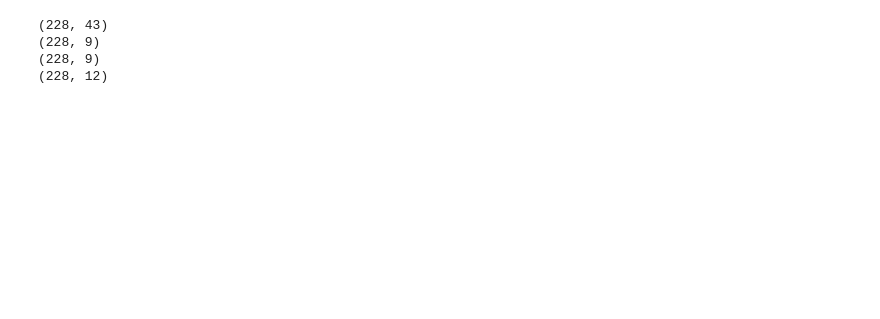
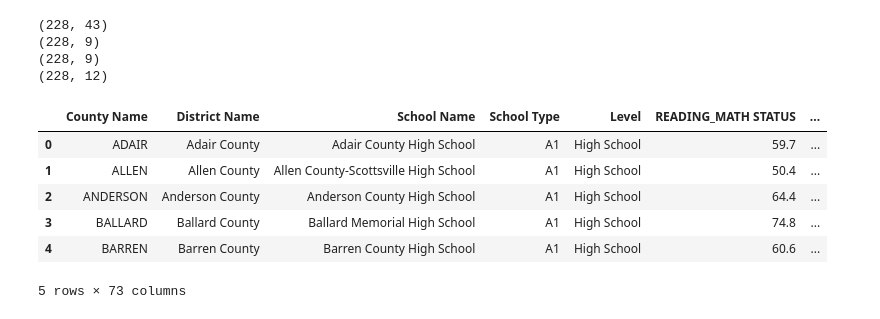
Before and after one commit to morganrlane416/code_you_capstone, a Jupyter notebook: Capstone.ipynb, the cells around one changed output. Drawn from its saved outputs; the diff is of its cells as text; code cells hidden in the pictures; blank space fills up the shorter version.

Commit message:
Load data to sqlite db and output results

```diff
--- a/Capstone.ipynb
+++ b/Capstone.ipynb
@@ -202,3 +202,30 @@ print (df_career.shape)
 (228, 9)
 (228, 9)
 (228, 12)
+# %%
+# join all dataframes using SQLite
+conn = sqlite3.connect(':memory:')
+
+df_career.to_sql('df_career', conn, index=False, if_exists='replace')
+df_belong.to_sql('df_belong', conn, index=False, if_exists='replace')
+df_safe.to_sql('df_safe', conn, index=False, if_exists='replace')
+df_profile.to_sql('df_profile', conn, index=False, if_exists='replace')
+
+query = '''
+SELECT *
+FROM df_profile
+JOIN df_career ON df_profile."School Name" = df_career."School Name"
+JOIN df_belong ON df_profile."School Name" = df_belong."School Name"
+JOIN df_safe ON df_profile."School Name" = df_safe."School Name"
+'''
+together = pd.read_sql_query(query, conn)
+
+together.head()
+# %% [output]
+|  | County Name | District Name | School Name | School Type | Level | READING_MATH STATUS | ... |
+| 0 | ADAIR | Adair County | Adair County High School | A1 | High School | 59.7 | ... |
+| 1 | ALLEN | Allen County | Allen County-Scottsville High School | A1 | High School | 50.4 | ... |
+| 2 | ANDERSON | Anderson County | Anderson County High School | A1 | High School | 64.4 | ... |
+| 3 | BALLARD | Ballard County | Ballard Memorial High School | A1 | High School | 74.8 | ... |
+| 4 | BARREN | Barren County | Barren County High School | A1 | High School | 60.6 | ... |
+5 rows × 73 columns
```
Also changed, not shown: parts of 1 cell of this notebook.
